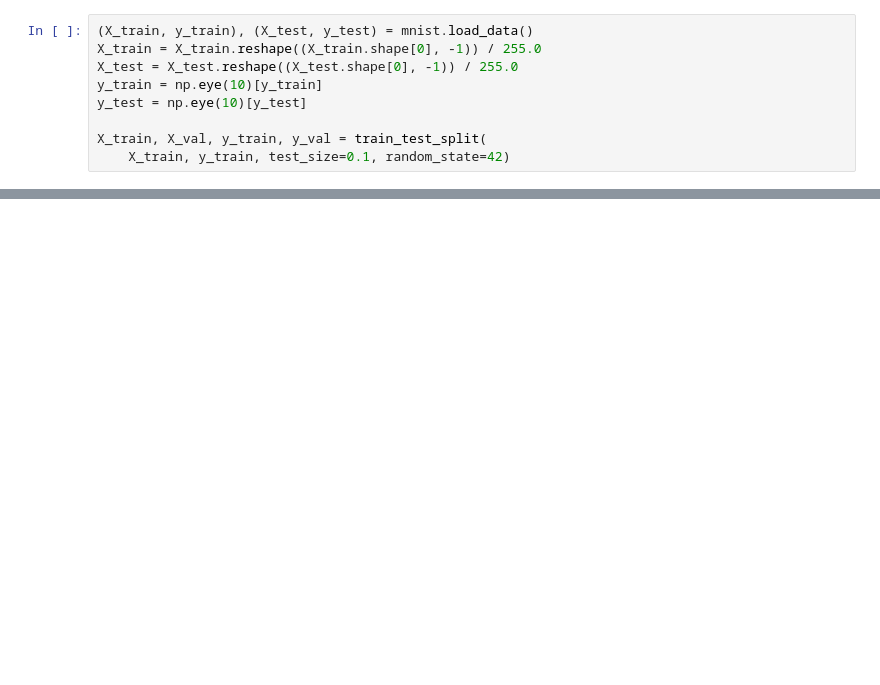
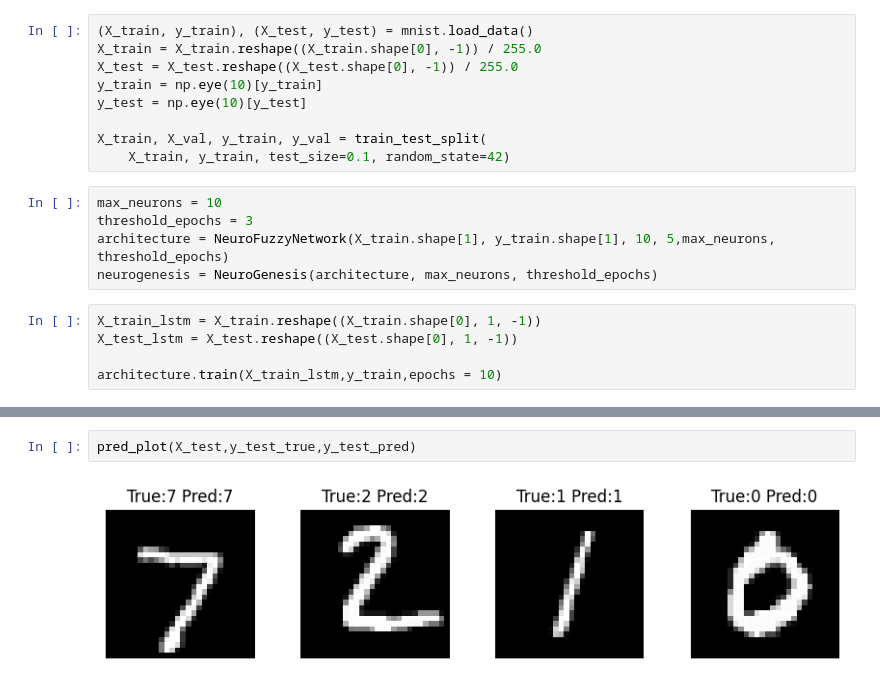
Before and after one commit to Da4kek/NeuroFlex, a Jupyter notebook: neuroflex.ipynb, the cells around one changed output, grey strips where cells are left out. Saved outputs shown, nothing was run; the diff lists cells and outputs as text; blank space fills up the shorter version.

```diff
--- a/neuroflex.ipynb
+++ b/neuroflex.ipynb
@@ -22,4 +23,14 @@ y_test = np.eye(10)[y_test]
 
 X_train, X_val, y_train, y_val = train_test_split(
     X_train, y_train, test_size=0.1, random_state=42)
+# %%
+max_neurons = 10
+threshold_epochs = 3
+architecture = NeuroFuzzyNetwork(X_train.shape[1], y_train.shape[1], 10, 5,max_neurons, threshold_epochs)
+neurogenesis = NeuroGenesis(architecture, max_neurons, threshold_epochs)
+# %%
+X_train_lstm = X_train.reshape((X_train.shape[0], 1, -1))
+X_test_lstm = X_test.reshape((X_test.shape[0], 1, -1))
+
+architecture.train(X_train_lstm,y_train,epochs = 10)
 # %%
@@ -105,0 +72,4 @@ weighted avg       0.91      0.90      0.90     10000
+# %%
+pred_plot(X_test,y_test_true,y_test_pred)
+# %% [output]
+[figure, added]
```
Also changed, not shown: parts of 5 cells of this notebook, 2 other files.
